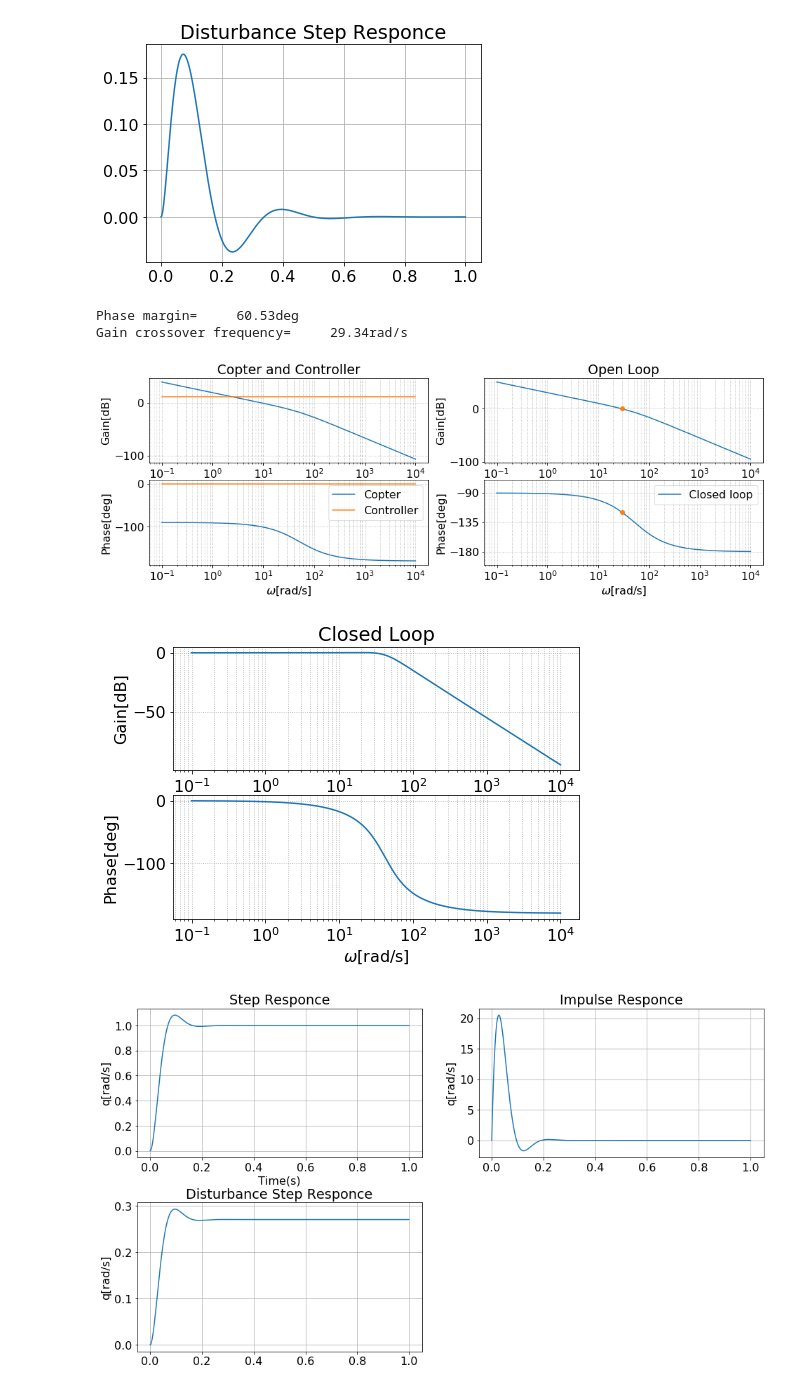
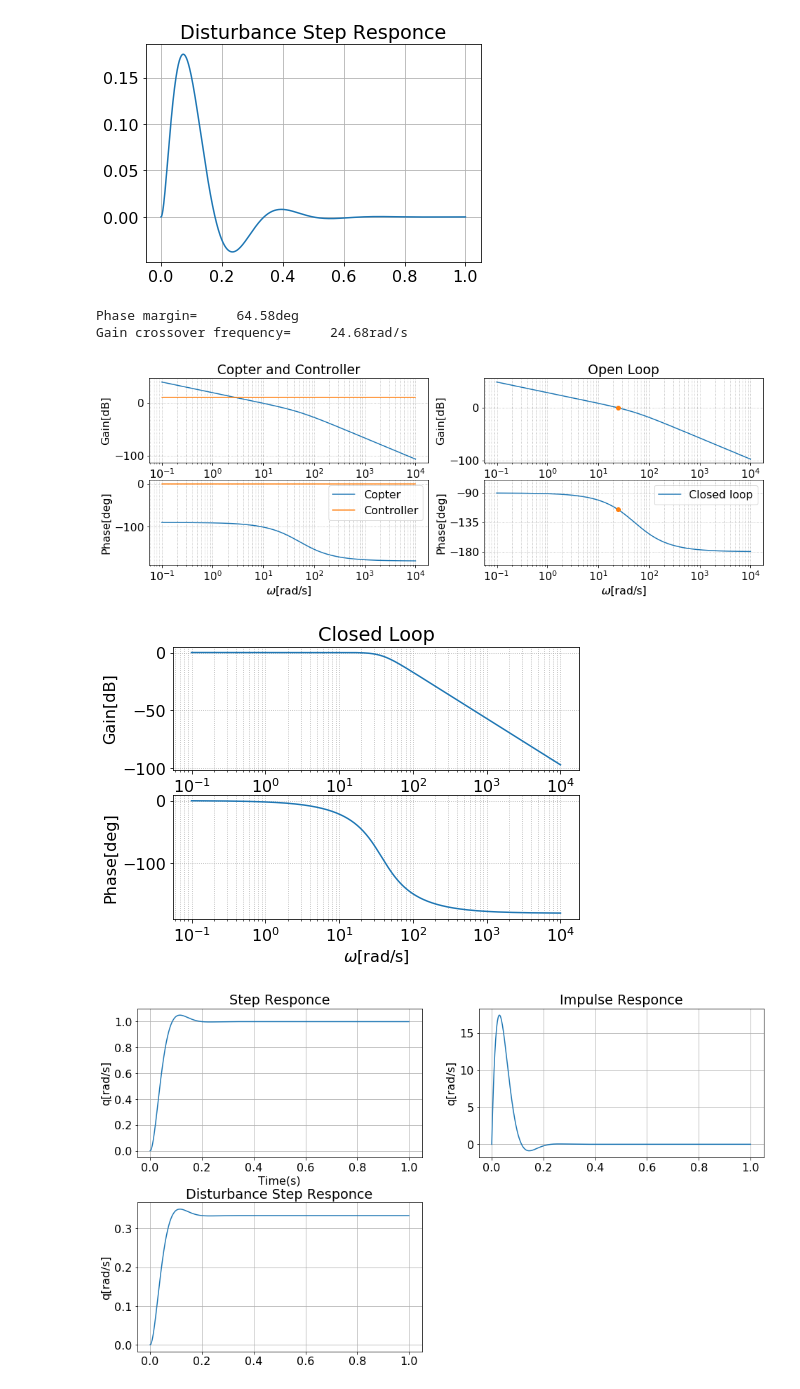
Before and after one commit to kouhei1970/fundamental_of_multicopter_control, a Jupyter notebook: sandbox/control_sandbox.ipynb, the cells around one changed output. Saved outputs shown, nothing was run; the diff lists cells and outputs as text; code cells hidden in the pictures.

```diff
--- a/sandbox/control_sandbox.ipynb
+++ b/sandbox/control_sandbox.ipynb
@@ -546,7 +546,7 @@ Gain crossover frequency=     29.66rad/s
 [figure]
 # %%
 #比例制御 Ver 2
-Kp=3.7
+Kp=3.0
 cont=matlab.tf([Kp],[0,1])
 L=sysq*cont
 closesys=matlab.feedback(L)
@@ -635,36 +635,36 @@ t=np.linspace(0,1,1000)
 y,t=matlab.step(closesys, t)
 ax7.plot(t,y)
 ax7.grid()
 ax7.set_xlabel('Time(s)')
 ax7.set_ylabel('q[rad/s]')
 ax7.set_title('Step Responce')
 
 
 #インパルス応答
 t=np.linspace(0,1,1000)
 y,t=matlab.impulse(closesys, t)
 ax8.plot(t,y)
 ax8.grid()
 ax8.set_ylabel('q[rad/s]')
 ax8.set_title('Impulse Responce')
 
 
 ###外乱応答
 sys_dist=sysq/(1+cont*sysq)
 
 #外乱ステップ応答
 t=np.linspace(0,1,1000)
 y,t=matlab.step(sys_dist, t)
 ax9.plot(t,y)
 ax9.grid()
 ax9.set_ylabel('q[rad/s]')
 ax9.set_title('Disturbance Step Responce')
 plt.show()
 # %% [output]
-Phase margin=     60.53deg
-Gain crossover frequency=     29.34rad/s
+Phase margin=     64.58deg
+Gain crossover frequency=     24.68rad/s
 [figure]
-[figure, old version]
+[figure, new version]
-[figure, old version]
+[figure, new version]
 # %%
 #PI制御 Ver 2
```
Also changed, not shown: parts of 8 cells of this notebook, 1 other file.
